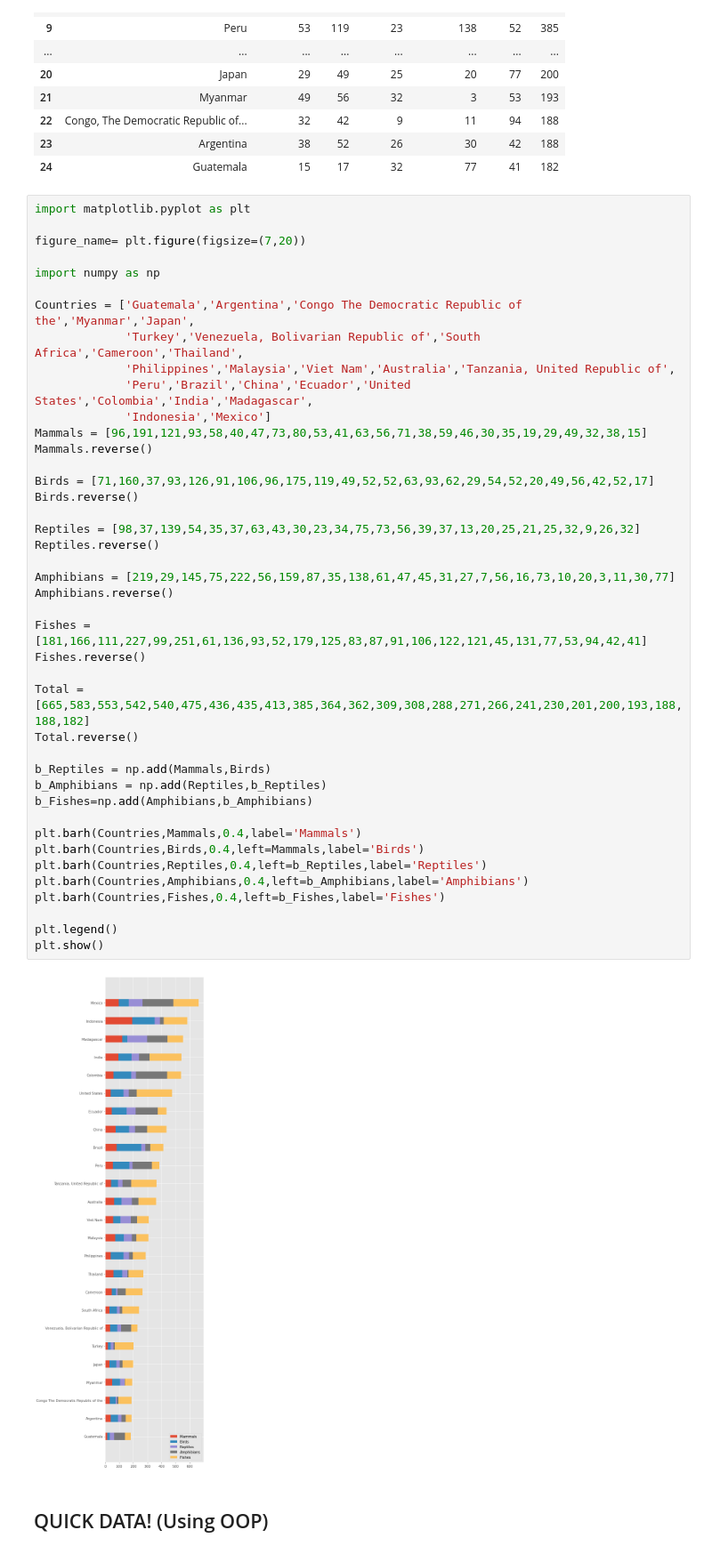
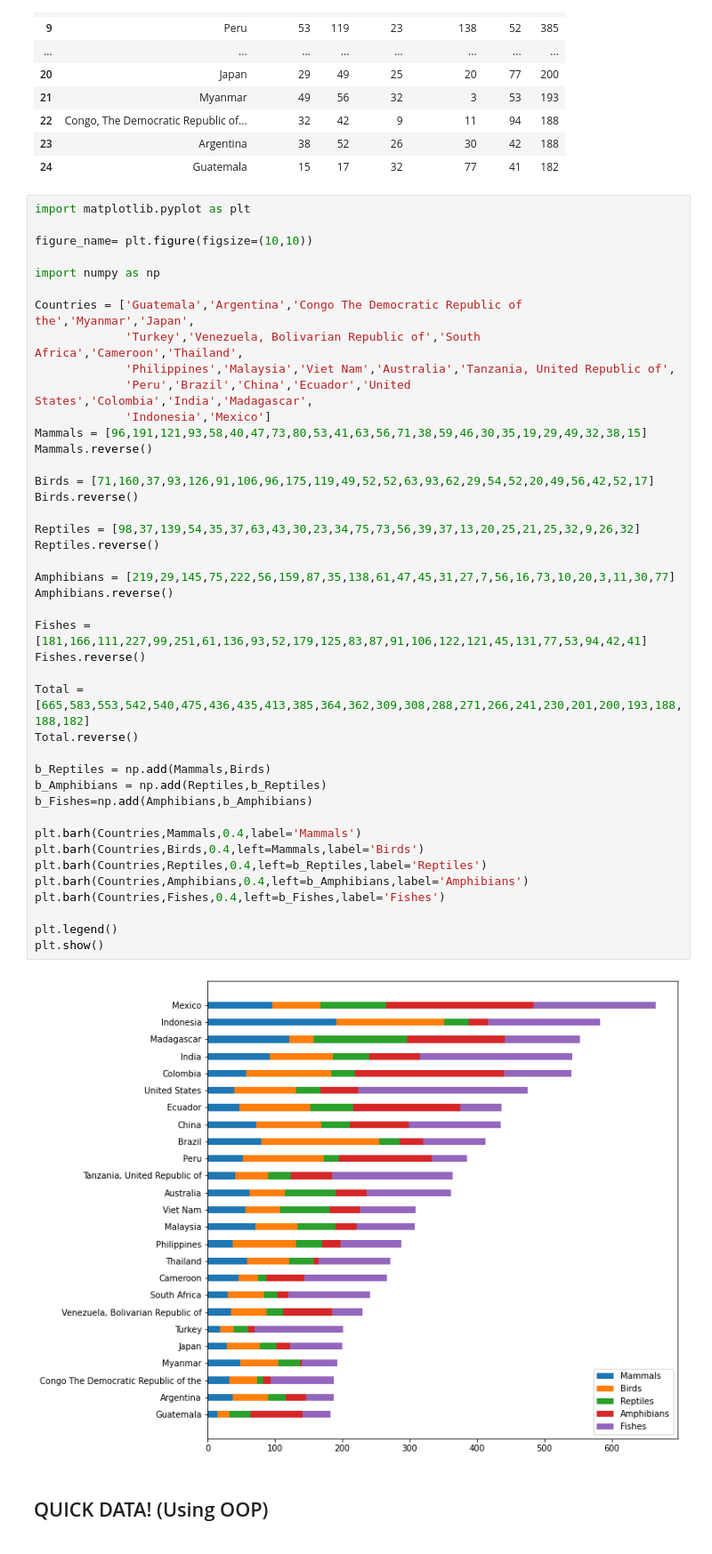
Before and after one commit to Vaidehii28/Python-project, a Jupyter notebook: FinalPythonProject.ipynb, the cells around one changed output. Shown: that part at 89% size. Saved outputs shown, nothing was run; the diff lists cells and outputs as text.

```diff
--- a/FinalPythonProject.ipynb
+++ b/FinalPythonProject.ipynb
@@ -355,7 +355,7 @@ df.style
 # %%
 import matplotlib.pyplot as plt
 
-figure_name= plt.figure(figsize=(7,20))
+figure_name= plt.figure(figsize=(10,10))
 
 import numpy as np
 
@@ -368,34 +368,34 @@ Mammals = [96,191,121,93,58,40,47,73,80,53,41,63,56,71,38,59,46,30,35,19,29,49,3
 Mammals.reverse()
 
 Birds = [71,160,37,93,126,91,106,96,175,119,49,52,52,63,93,62,29,54,52,20,49,56,42,52,17]
 Birds.reverse()
 
 Reptiles = [98,37,139,54,35,37,63,43,30,23,34,75,73,56,39,37,13,20,25,21,25,32,9,26,32]
 Reptiles.reverse()
 
 Amphibians = [219,29,145,75,222,56,159,87,35,138,61,47,45,31,27,7,56,16,73,10,20,3,11,30,77]
 Amphibians.reverse()
 
 Fishes = [181,166,111,227,99,251,61,136,93,52,179,125,83,87,91,106,122,121,45,131,77,53,94,42,41]
 Fishes.reverse()
 
 Total = [665,583,553,542,540,475,436,435,413,385,364,362,309,308,288,271,266,241,230,201,200,193,188,188,182]
 Total.reverse()
 
 b_Reptiles = np.add(Mammals,Birds)
 b_Amphibians = np.add(Reptiles,b_Reptiles)
 b_Fishes=np.add(Amphibians,b_Amphibians)
 
 plt.barh(Countries,Mammals,0.4,label='Mammals')
 plt.barh(Countries,Birds,0.4,left=Mammals,label='Birds')
 plt.barh(Countries,Reptiles,0.4,left=b_Reptiles,label='Reptiles')
 plt.barh(Countries,Amphibians,0.4,left=b_Amphibians,label='Amphibians')
 plt.barh(Countries,Fishes,0.4,left=b_Fishes,label='Fishes')
 
 plt.legend()
 plt.show()
 # %% [output]
-[figure, old version]
+[figure, new version]
 # %% [markdown]
 ## QUICK DATA! (Using OOP)
 # %%
```
